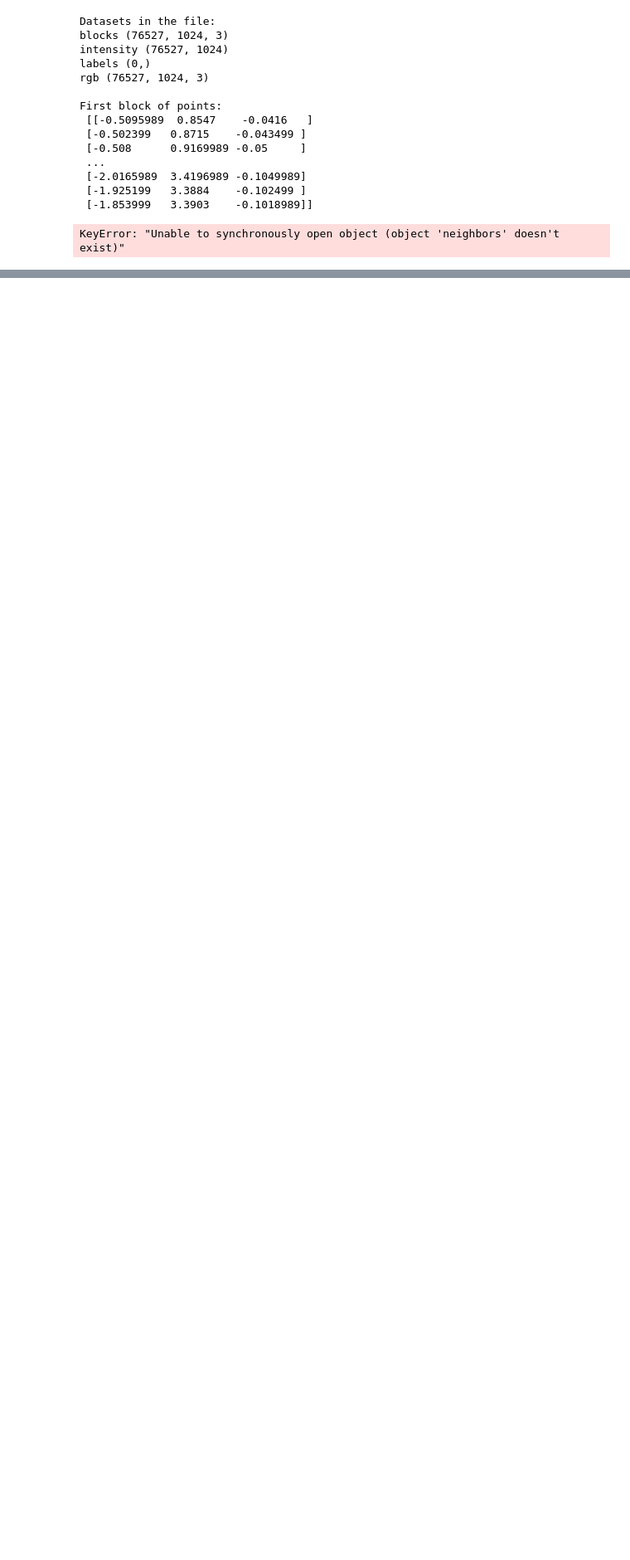
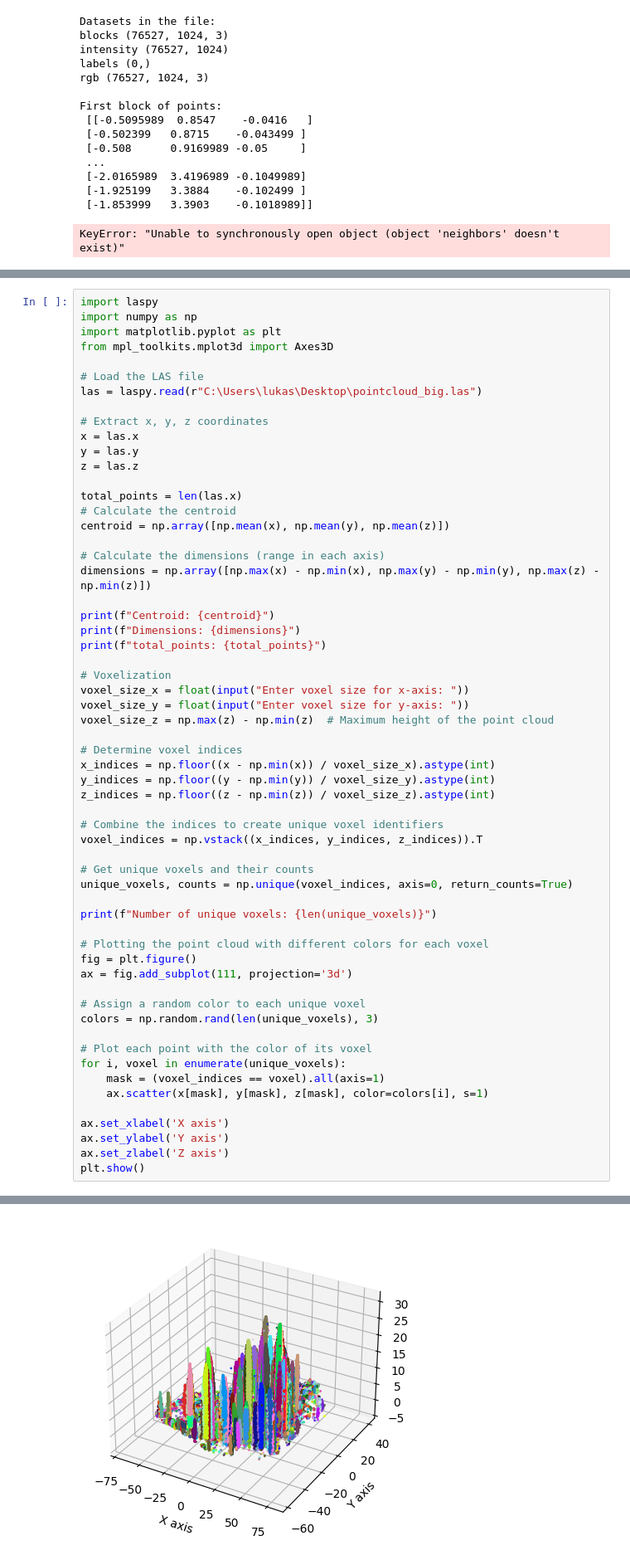
Before and after one commit to Luckays/forest_inventory, a Jupyter notebook: test.ipynb, the cells around one changed output, grey strips where cells are left out. Shown: that part at 83% size. Drawn from its saved outputs; the diff is of its cells as text; blank space fills up the shorter version.

```diff
--- a/test.ipynb
+++ b/test.ipynb
@@ -338,0 +396,60 @@ None
+# %%
+import laspy
+import numpy as np
+import matplotlib.pyplot as plt
+from mpl_toolkits.mplot3d import Axes3D
+
+# Load the LAS file
+las = laspy.read(r"C:\Users\lukas\Desktop\pointcloud_big.las")
+
+# Extract x, y, z coordinates
+x = las.x
+y = las.y
+z = las.z
+
+total_points = len(las.x)
+# Calculate the centroid
+centroid = np.array([np.mean(x), np.mean(y), np.mean(z)])
+
+# Calculate the dimensions (range in each axis)
+dimensions = np.array([np.max(x) - np.min(x), np.max(y) - np.min(y), np.max(z) - np.min(z)])
+
+print(f"Centroid: {centroid}")
+print(f"Dimensions: {dimensions}")
+print(f"total_points: {total_points}")
+
+# Voxelization
+voxel_size_x = float(input("Enter voxel size for x-axis: "))
+voxel_size_y = float(input("Enter voxel size for y-axis: "))
+voxel_size_z = np.max(z) - np.min(z)  # Maximum height of the point cloud
+
+# Determine voxel indices
+x_indices = np.floor((x - np.min(x)) / voxel_size_x).astype(int)
+y_indices = np.floor((y - np.min(y)) / voxel_size_y).astype(int)
+z_indices = np.floor((z - np.min(z)) / voxel_size_z).astype(int)
+
+# Combine the indices to create unique voxel identifiers
+voxel_indices = np.vstack((x_indices, y_indices, z_indices)).T
+
+# Get unique voxels and their counts
+unique_voxels, counts = np.unique(voxel_indices, axis=0, return_counts=True)
+
+print(f"Number of unique voxels: {len(unique_voxels)}")
+
+# Plotting the point cloud with different colors for each voxel
+fig = plt.figure()
+ax = fig.add_subplot(111, projection='3d')
+
+# Assign a random color to each unique voxel
+colors = np.random.rand(len(unique_voxels), 3)
+
+# Plot each point with the color of its voxel
+for i, voxel in enumerate(unique_voxels):
+    mask = (voxel_indices == voxel).all(axis=1)
+    ax.scatter(x[mask], y[mask], z[mask], color=colors[i], s=1)
+
+ax.set_xlabel('X axis')
+ax.set_ylabel('Y axis')
+ax.set_zlabel('Z axis')
+plt.show()
+# %% [output]
@@ -338,0 +460 @@ None
+[figure, added]
```
Also changed, not shown: parts of 13 cells of this notebook, 1 other file.
